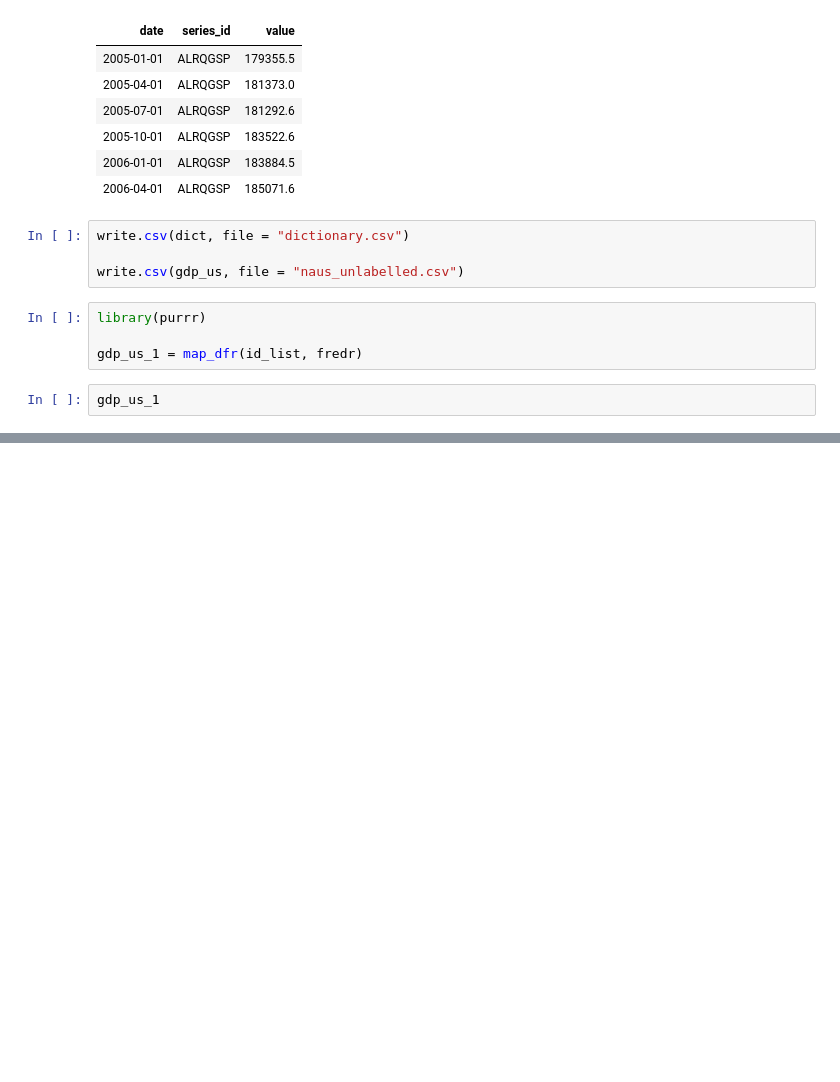
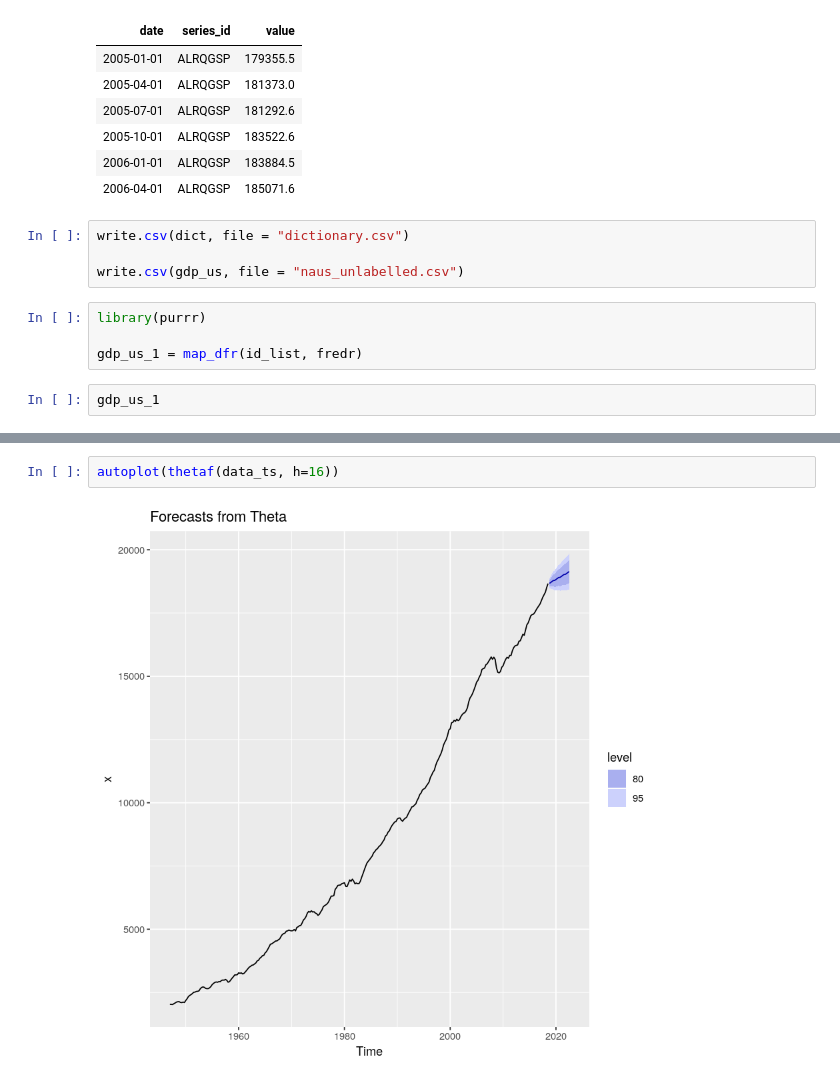
Before and after one commit to xenakas/hierarchical_modelling, a Jupyter notebook: data/us/download_fredr.ipynb, the cells around one changed output, grey strips where cells are left out. Drawn from its saved outputs; the diff is of its cells as text; blank space fills up the shorter version.

```diff
--- a/data/us/download_fredr.ipynb
+++ b/data/us/download_fredr.ipynb
@@ -100,0 +193,4 @@ gdp_us_1
+# %%
+autoplot(thetaf(data_ts, h=16))
+# %% [output]
+[figure, added]
```
Also changed, not shown: parts of 18 cells of this notebook, 2 other files.
